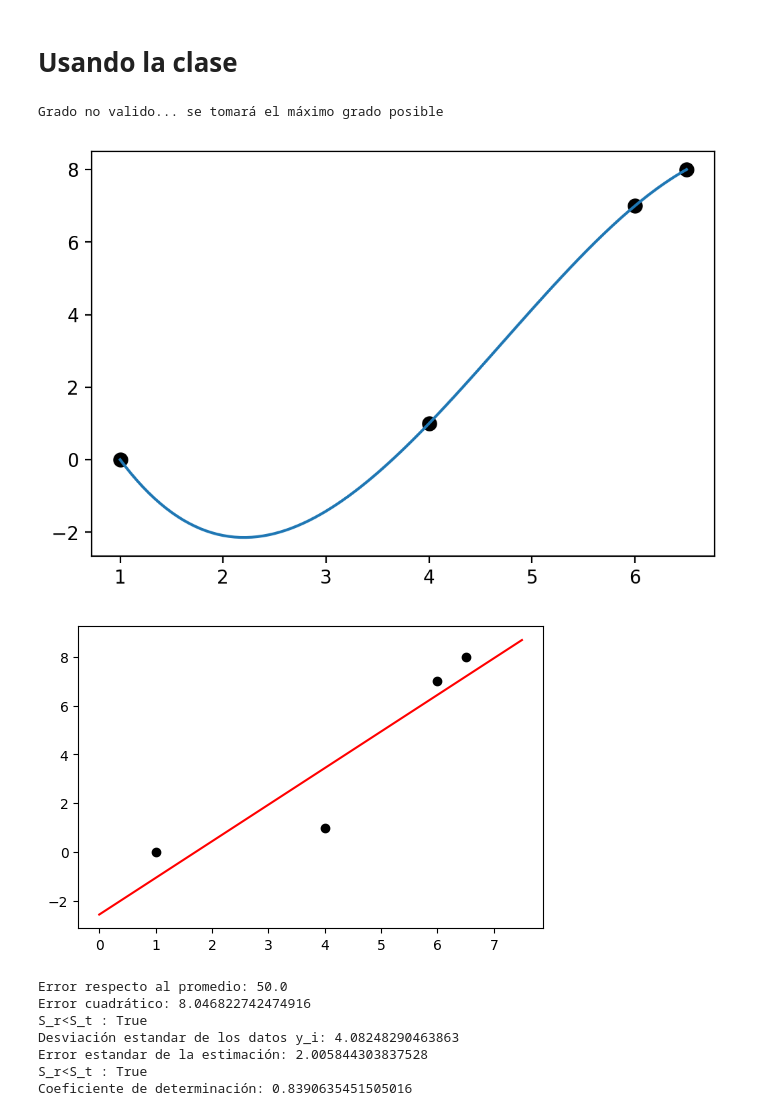
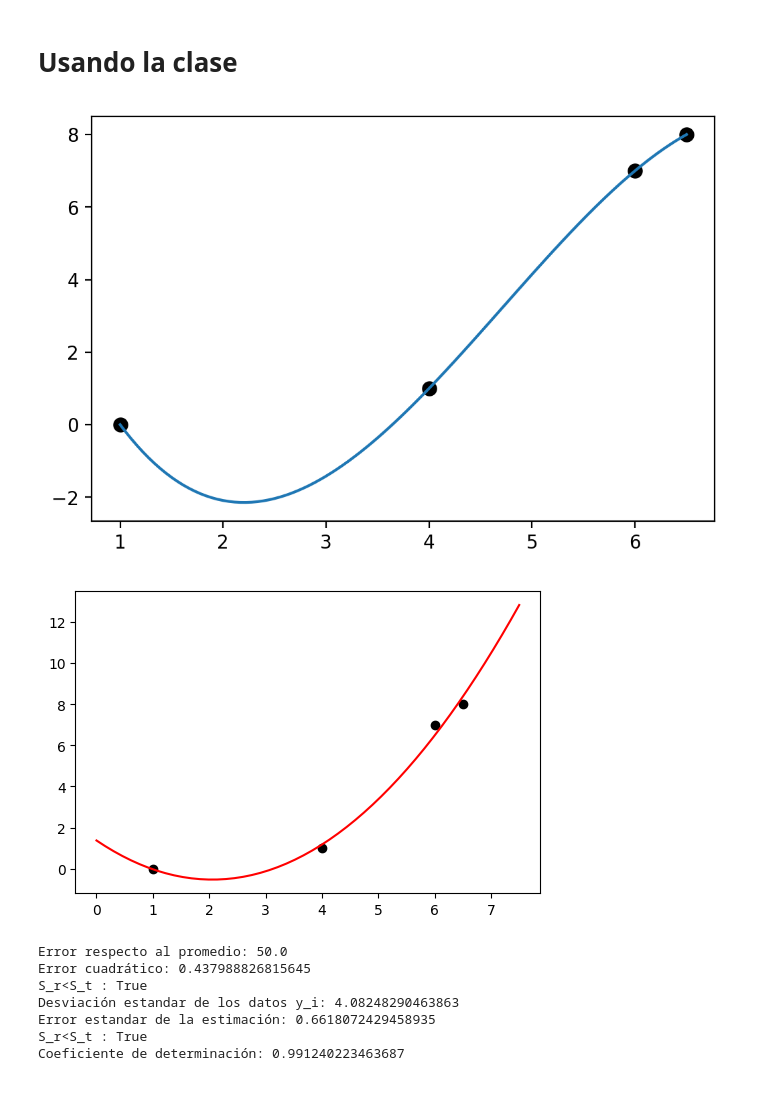
Before and after one commit to gmauricio-toledo/UNISON-teaching, a Jupyter notebook: interpolacion.ipynb, the cells around one changed output. Drawn from its saved outputs; the diff is of its cells as text; code cells hidden in the pictures.

```diff
--- a/interpolacion.ipynb
+++ b/interpolacion.ipynb
@@ -45,28 +45,27 @@ plt.show()
 # %%
 from interpolacion_aproximacion import RegresionLineal, InterpolacionLagrange
 import numpy as np
 
 A = np.array([[1,0],[4,1],[6,7],[6.5,8]])
 
 interpolacion = InterpolacionLagrange()
-interpolacion.fit(data=A,grado=5)
+interpolacion.fit(data=A,grado=3)
 interpolacion.plot()
 
-rl = RegresionLineal(grado=1)
+rl = RegresionLineal(grado=2)
 rl.fit(datos=np.transpose(A))
 rl.plot()
 rl.metrics()
 # %% [output]
-Grado no valido... se tomará el máximo grado posible
 [figure]
-[figure, old version]
+[figure, new version]
-Error respecto al promedio: 50.0
-Error cuadrático: 8.046822742474916
-S_r<S_t : True
-Desviación estandar de los datos y_i: 4.08248290463863
-Error estandar de la estimación: 2.005844303837528
-S_r<S_t : True
-Coeficiente de determinación: 0.8390635451505016
+Error respecto al promedio: 50.0
+Error cuadrático: 0.437988826815645
+S_r<S_t : True
+Desviación estandar de los datos y_i: 4.08248290463863
+Error estandar de la estimación: 0.6618072429458935
+S_r<S_t : True
+Coeficiente de determinación: 0.991240223463687
 # %%
 import numpy as np
 import matplotlib.pyplot as plt
```
Also changed, not shown: parts of 2 cells of this notebook, 1 other file.
